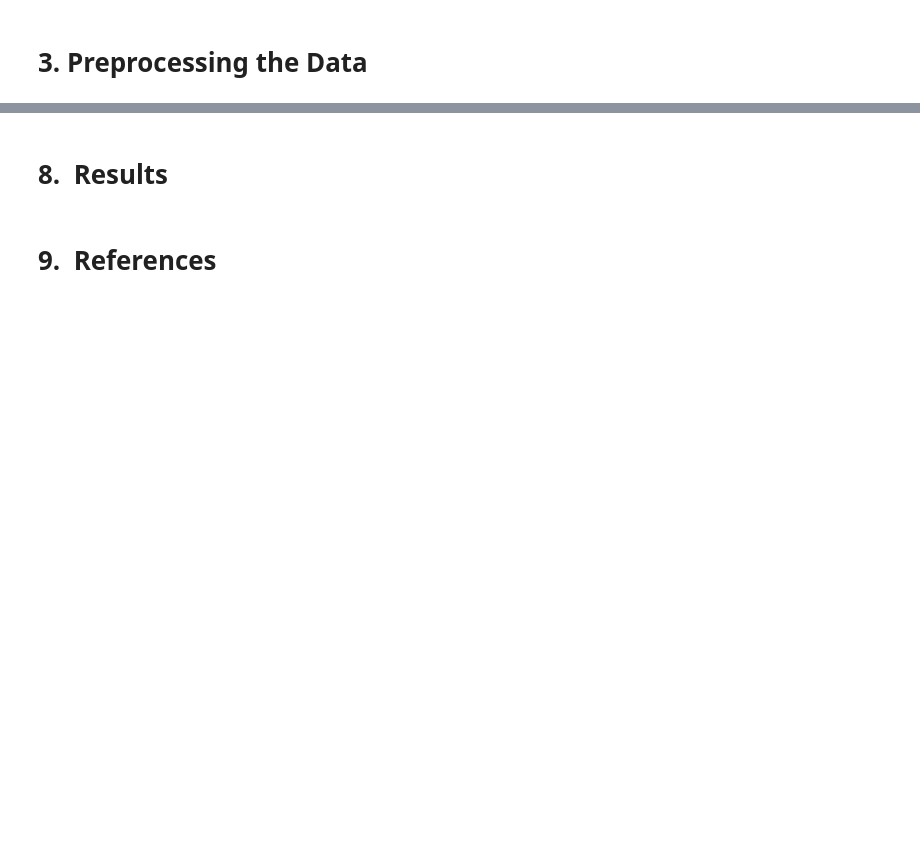
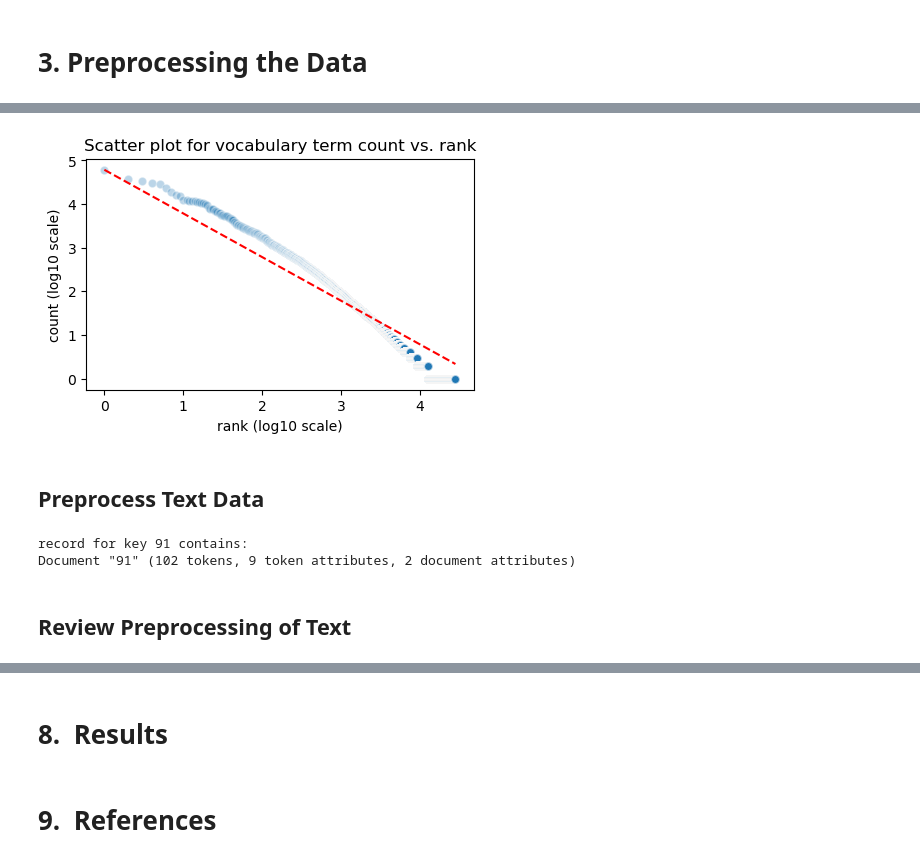
Before and after one commit to TOM-BOHN/MsDS-product-review-topic-modeling, a Jupyter notebook: product_review_topic_modeling.ipynb, the cells around one changed output, grey strips where cells are left out. Drawn from its saved outputs; the diff is of its cells as text; code cells hidden in the pictures; blank space fills up the shorter version.

```diff
--- a/product_review_topic_modeling.ipynb
+++ b/product_review_topic_modeling.ipynb
@@ -401,0 +700,7 @@ outputfile.close()
+# %%
+#rank-frequency distribution plot for token frequencies
+fig, ax = plt.subplots(figsize=(5, 3))
+plot_ranked_vocab_counts(fig, ax, corpus, zipf=True)
+plt.show();
+# %% [output]
+[figure, added]
@@ -401,0 +711,2 @@ outputfile.close()
+# %% [markdown]
+## Preprocess Text Data
@@ -401,0 +718,8 @@ outputfile.close()
+# %%
+#print a random corpus
+k = 91
+print('record for key', k, 'contains:')
+print(corpus[k])
+# %% [output]
+record for key 91 contains:
+Document "91" (102 tokens, 9 token attributes, 2 document attributes)
@@ -401,0 +750,2 @@ outputfile.close()
+# %% [markdown]
+## Review Preprocessing of Text
```
Also changed, not shown: parts of 91 cells of this notebook.
